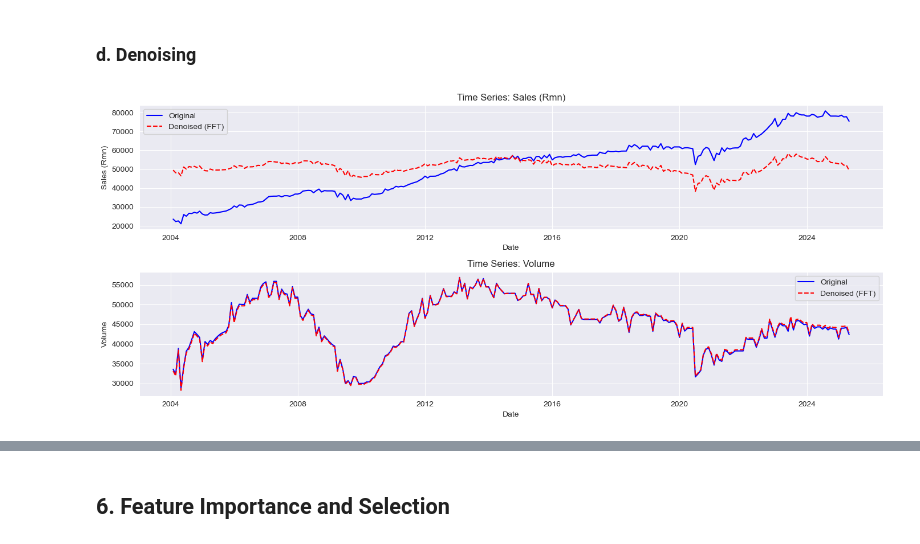
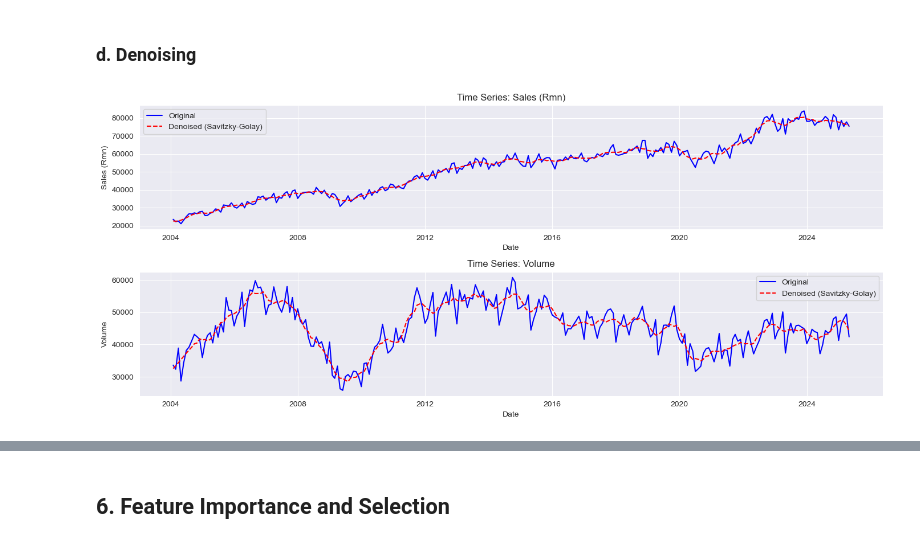
Before and after one commit to MahlatsiM/HonoursResearch, a Jupyter notebook: Car_Pred_2.0.ipynb, the cells around one changed output, grey strips where cells are left out. Drawn from its saved outputs; the diff is of its cells as text; code cells hidden in the pictures.

```diff
--- a/Car_Pred_2.0.ipynb
+++ b/Car_Pred_2.0.ipynb
@@ -599,56 +599,54 @@ for col in columns_to_check:
 # %% [markdown]
 ### d. Denoising
 # %%
-from scipy.signal import detrend
+import numpy as np
+import matplotlib.pyplot as plt
+from scipy.signal import savgol_filter
 
-def fft_denoiser(df, columns=None, threshold_ratio=0.001):
+def savgol_denoiser(df, columns=None, window_length=15, polyorder=3):
+    """
+    Apply Savitzky-Golay filter to smooth selected columns in a DataFrame.
+
+    Parameters:
+        df (pd.DataFrame): Input DataFrame
+        columns (list): Columns to denoise. If None, apply to all numeric.
+        window_length (int): Length of the filter window (must be odd and > polyorder).
+        polyorder (int): Polynomial order to fit within each window.
+    """
     df_denoised = df.copy()
     if columns is None:
         columns = df.select_dtypes(include=np.number).columns.tolist()
 
     for col in columns:
         signal = df[col].values
-
-        # Detrend first (remove overall growth/decline)
-        signal_detrended = detrend(signal)
-
-        # FFT
-        fft_vals = np.fft.fft(signal_detrended)
-        amplitudes = np.abs(fft_vals)
-        max_amp = np.max(amplitudes)
-
-        # Thresholding
-        fft_vals[amplitudes < threshold_ratio * max_amp] = 0
-
-        # Inverse FFT + add trend back
-        denoised_signal = np.fft.ifft(fft_vals).real
-        denoised_signal += signal.mean()  # add average back for alignment
-
+        # Apply Savitzky-Golay filter
+        denoised_signal = savgol_filter(signal, window_length=window_length, polyorder=polyorder)
         df_denoised[col] = denoised_signal
 
     return df_denoised
 
 
-denoised_df = fft_denoiser(final_df, columns=["Sales (Rmn)", "Volume"])
+# Apply to your data
+denoised_df = savgol_denoiser(final_df, columns=["Sales (Rmn)", "Volume"], window_length=15, polyorder=3)
 
-# Strip all column names to remove extra spaces
+# Clean column names
 final_df.columns = final_df.columns.str.strip()
 denoised_df.columns = denoised_df.columns.str.strip()
 
-# Then plot
+# Plot comparison
 columns_to_plot = ['Sales (Rmn)', 'Volume']
 plt.figure(figsize=(14, 6))
 
 for i, col in enumerate(columns_to_plot, 1):
     plt.subplot(2, 1, i)
     plt.plot(final_df.index, final_df[col], label='Original', color='blue')
-    plt.plot(denoised_df.index, denoised_df[col], label='Denoised (FFT)', color='red', linestyle='--')
+    plt.plot(denoised_df.index, denoised_df[col], label='Denoised (Savitzky-Golay)', color='red', linestyle='--')
     plt.title(f'Time Series: {col}')
     plt.xlabel('Date')
     plt.ylabel(col)
     plt.legend()
 
 plt.tight_layout()
 plt.show()
 # %% [output]
-[figure, old version]
+[figure, new version]
```
Also changed, not shown: parts of 26 cells of this notebook.
